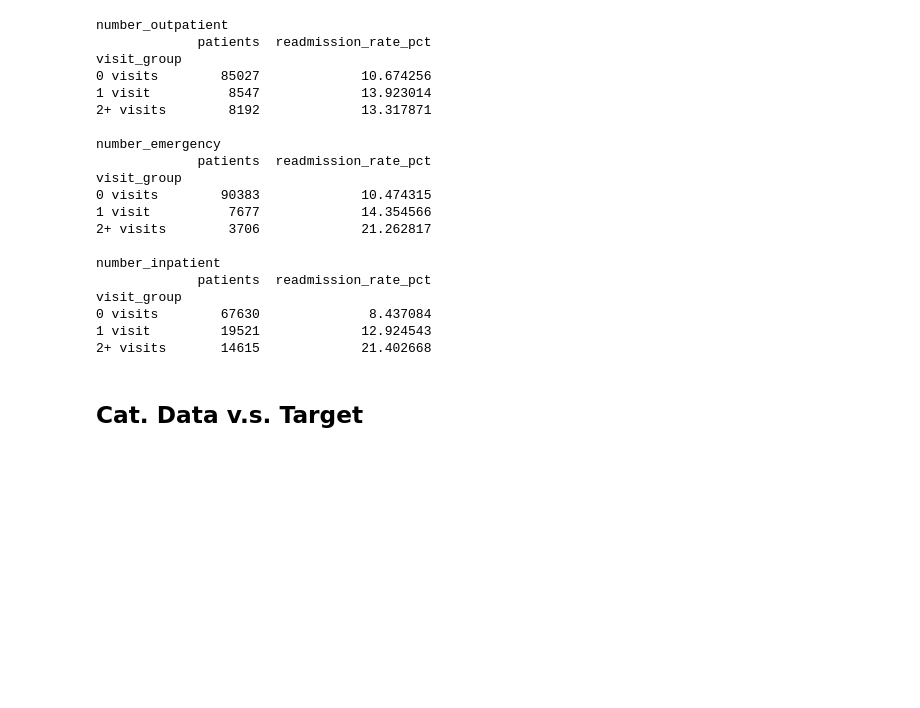
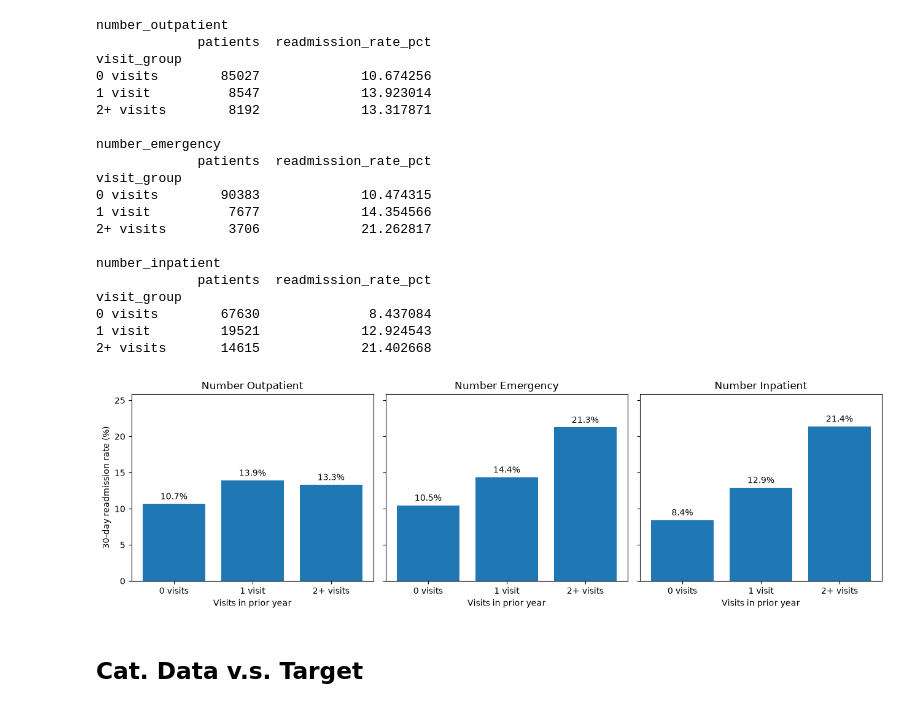
Before and after one commit to Erdos-Projects/fall-2026-hospital-readmission-for-diabetes, a Jupyter notebook: notebooks/eda.ipynb, the cells around one changed output. Saved outputs shown, nothing was run; the diff lists cells and outputs as text; code cells hidden in the pictures; blank space fills up the shorter version.

```diff
--- a/notebooks/eda.ipynb
+++ b/notebooks/eda.ipynb
@@ -313,6 +326,24 @@ visit_group
 0 visits        67630              8.437084
 1 visit         19521             12.924543
 2+ visits       14615             21.402668
+# %%
+fig, axes = plt.subplots(1, 3, figsize=(13, 4), sharey=True)
+
+for ax, col in zip(axes, visit_cols):
+    visit_group = pd.cut(df[col], bins=[-np.inf, 0, 1, np.inf], labels=["0 visits", "1 visit", "2+ visits"])
+    rates = df.groupby(visit_group, observed=False)[target].mean() * 100
+
+    bars = ax.bar(rates.index.astype(str), rates.values)
+    ax.bar_label(bars, fmt="%.1f%%", padding=3)
+    ax.set_title(col.replace("_", " ").title())
+    ax.set_xlabel("Visits in prior year")
+
+axes[0].set_ylabel("30-day readmission rate (%)")
+axes[0].set_ylim(0, max(ax.get_ylim()[1] for ax in axes) * 1.15)
+plt.tight_layout()
+plt.show()
+# %% [output]
+[figure, added]
 # %% [markdown]
 ## Cat. Data v.s. Target
 # %%
```
Also changed, not shown: parts of 12 cells of this notebook, 26 other files.
